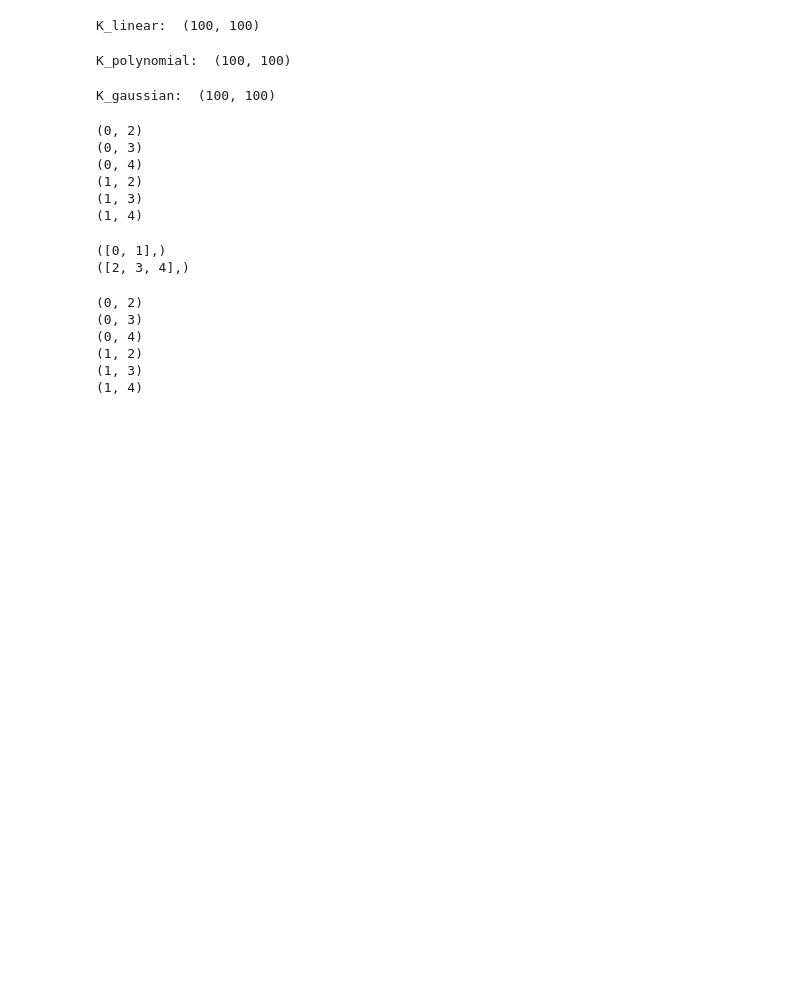
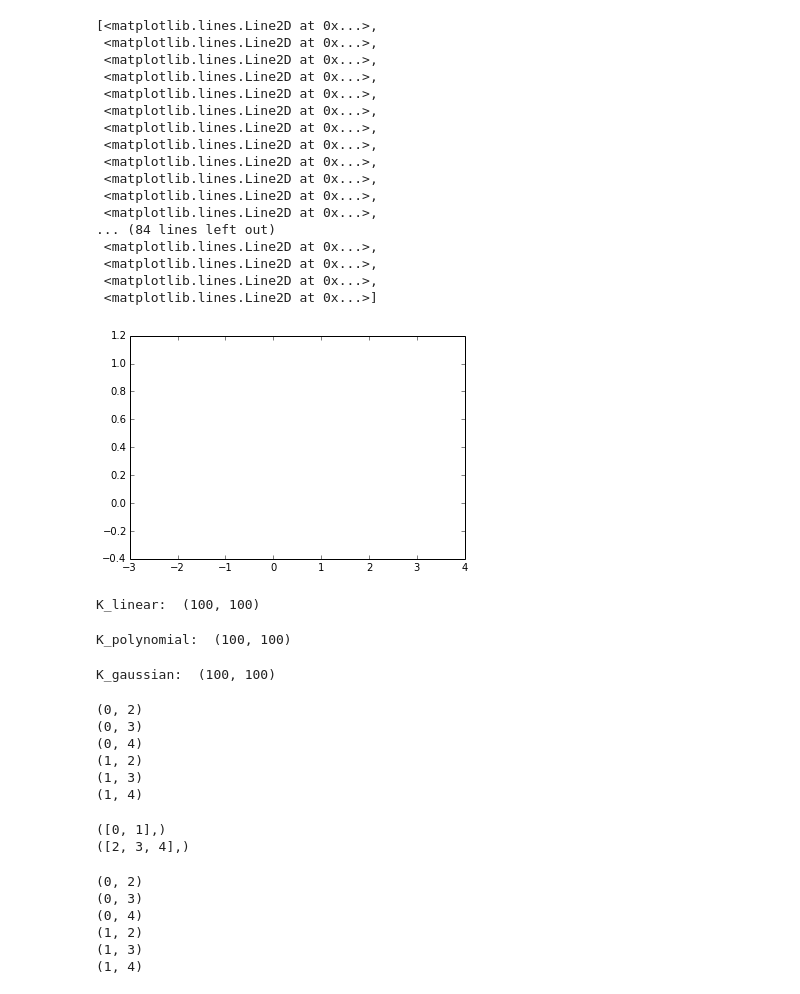
Before and after one commit to philjjoon/Lab-MachineLearning, a Jupyter notebook: ProblemSet-03/ps3_stubsNtests/ps3_lab.ipynb, the cells around one changed output. Drawn from its saved outputs; the diff is of its cells as text; code cells hidden in the pictures; blank space fills up the shorter version.

```diff
--- a/ProblemSet-03/ps3_stubsNtests/ps3_lab.ipynb
+++ b/ProblemSet-03/ps3_stubsNtests/ps3_lab.ipynb
@@ -51,3 +61,24 @@ pl.plot(X.T, Y.T)
+# %%
+pl.plot(X, Y)
+# %% [output]
+[<matplotlib.lines.Line2D at 0x...>,
+ <matplotlib.lines.Line2D at 0x...>,
+ <matplotlib.lines.Line2D at 0x...>,
+ <matplotlib.lines.Line2D at 0x...>,
+ <matplotlib.lines.Line2D at 0x...>,
+ <matplotlib.lines.Line2D at 0x...>,
+ <matplotlib.lines.Line2D at 0x...>,
+ <matplotlib.lines.Line2D at 0x...>,
+ <matplotlib.lines.Line2D at 0x...>,
+ <matplotlib.lines.Line2D at 0x...>,
+ <matplotlib.lines.Line2D at 0x...>,
+ <matplotlib.lines.Line2D at 0x...>,
+... (84 lines left out)
+ <matplotlib.lines.Line2D at 0x...>,
+ <matplotlib.lines.Line2D at 0x...>,
+ <matplotlib.lines.Line2D at 0x...>,
+ <matplotlib.lines.Line2D at 0x...>]
+[figure, added]
 # %%
 K_linear = imp.compute_kernel(X, 'linear', 0)
 print 'K_linear: ', K_linear.shape
```
Also changed, not shown: parts of 14 cells of this notebook, 3 other files.
